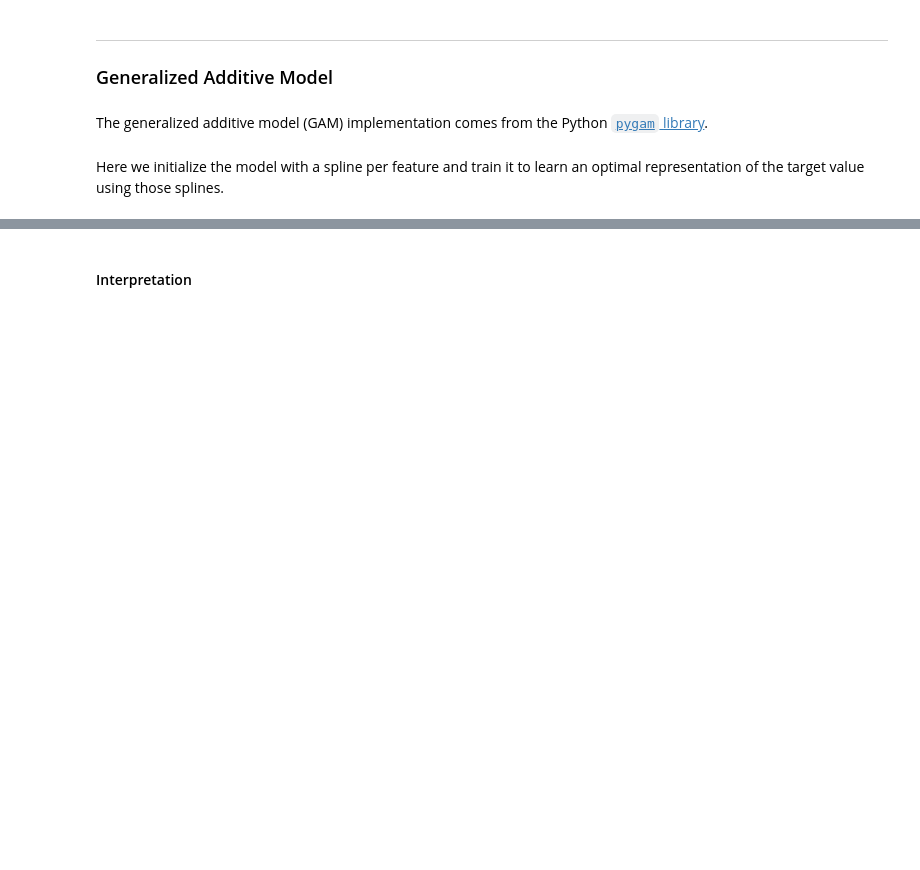
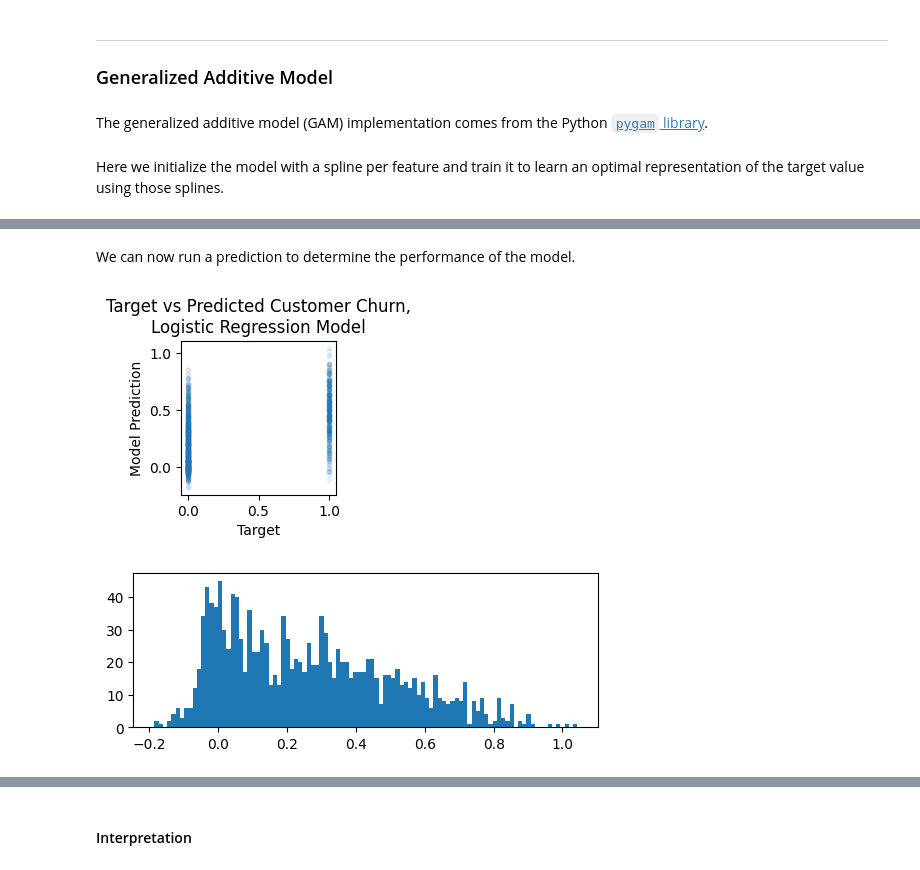
Before and after one commit to auto-d/linear-interp, a Jupyter notebook: linear-interp.ipynb, the cells around one changed output, grey strips where cells are left out. Cells and saved outputs as stored; diff of their text form; code cells hidden in the pictures; blank space fills up the shorter version.

```diff
--- a/linear-interp.ipynb
+++ b/linear-interp.ipynb
@@ -641,3 +635,18 @@ Collaborate on a solution, and stay up to date at:
 github.com/dswah/pyGAM/issues/163
 
   gam.summary()
+# %% [markdown]
+We can now run a prediction to determine the performance of the model.
+# %%
+y_pred = gam.predict(X_test)
+# %%
+plt.figure(figsize=(2,2))
+plt.scatter(x=y_test, y=y_pred, marker='.', alpha=0.07)
+plt.xlabel('Target')
+plt.ylabel('Model Prediction')
+plt.title('Target vs Predicted Customer Churn,\nLogistic Regression Model')
+plt.figure(figsize=(6,2))
+_ = plt.hist(y_pred, bins=100)
+# %% [output]
+[figure, added]
+[figure, added]
```
Also changed, not shown: parts of 15 cells of this notebook.
